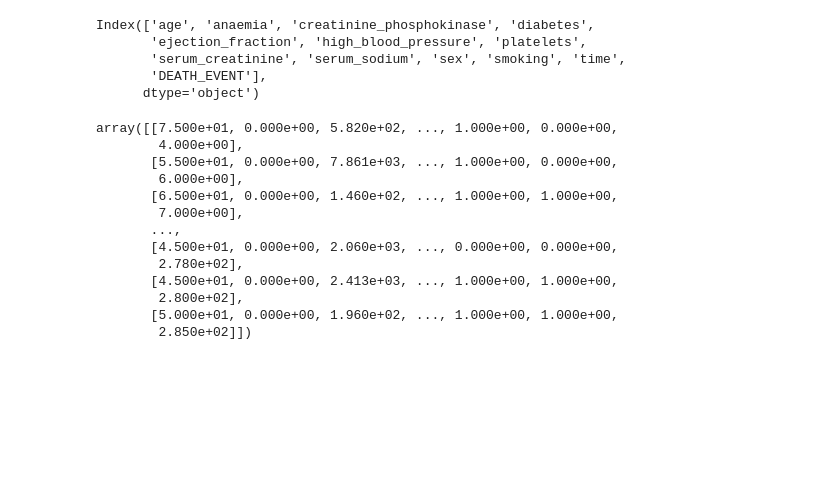
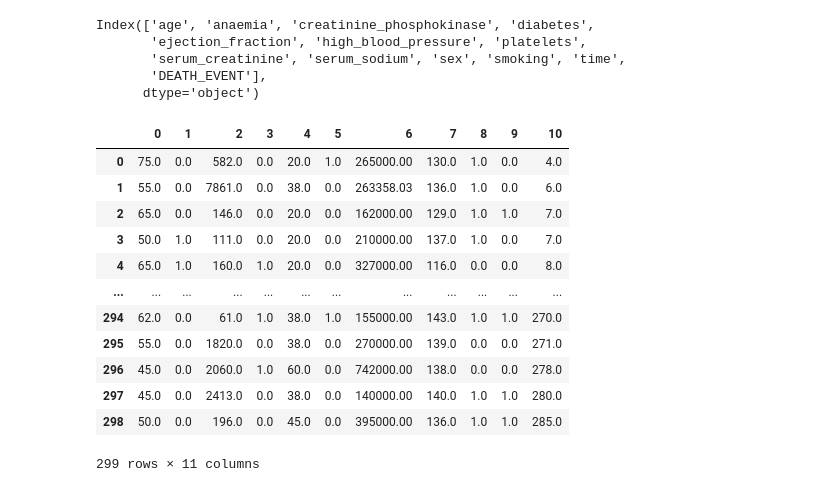
Before and after one commit to rajvee18/machine_learning_1, a Jupyter notebook: gaussian_naive_bayes.ipynb, the cells around one changed output. Drawn from its saved outputs; the diff is of its cells as text; code cells hidden in the pictures; blank space fills up the shorter version.

```diff
--- a/gaussian_naive_bayes.ipynb
+++ b/gaussian_naive_bayes.ipynb
@@ -31,24 +31,24 @@ Index(['age', 'anaemia', 'creatinine_phosphokinase', 'diabetes',
 # %%
 features=['age', 'anaemia', 'creatinine_phosphokinase', 'diabetes',
        'ejection_fraction', 'high_blood_pressure', 'platelets',
         'serum_sodium', 'sex', 'smoking', 'time']
 
 data = np.array(d[features])
-data
+pd.DataFrame(data)
 # %% [output]
+|  | 0 | 1 | 2 | 3 | 4 | 5 | 6 | 7 | 8 | 9 | 10 |
+| 0 | 75.0 | 0.0 | 582.0 | 0.0 | 20.0 | 1.0 | 265000.00 | 130.0 | 1.0 | 0.0 | 4.0 |
+| 1 | 55.0 | 0.0 | 7861.0 | 0.0 | 38.0 | 0.0 | 263358.03 | 136.0 | 1.0 | 0.0 | 6.0 |
+| 2 | 65.0 | 0.0 | 146.0 | 0.0 | 20.0 | 0.0 | 162000.00 | 129.0 | 1.0 | 1.0 | 7.0 |
+| 3 | 50.0 | 1.0 | 111.0 | 0.0 | 20.0 | 0.0 | 210000.00 | 137.0 | 1.0 | 0.0 | 7.0 |
+| 4 | 65.0 | 1.0 | 160.0 | 1.0 | 20.0 | 0.0 | 327000.00 | 116.0 | 0.0 | 0.0 | 8.0 |
+| ... | ... | ... | ... | ... | ... | ... | ... | ... | ... | ... | ... |
+| 294 | 62.0 | 0.0 | 61.0 | 1.0 | 38.0 | 1.0 | 155000.00 | 143.0 | 1.0 | 1.0 | 270.0 |
+| 295 | 55.0 | 0.0 | 1820.0 | 0.0 | 38.0 | 0.0 | 270000.00 | 139.0 | 0.0 | 0.0 | 271.0 |
+| 296 | 45.0 | 0.0 | 2060.0 | 1.0 | 60.0 | 0.0 | 742000.00 | 138.0 | 0.0 | 0.0 | 278.0 |
+| 297 | 45.0 | 0.0 | 2413.0 | 0.0 | 38.0 | 0.0 | 140000.00 | 140.0 | 1.0 | 1.0 | 280.0 |
+| 298 | 50.0 | 0.0 | 196.0 | 0.0 | 45.0 | 0.0 | 395000.00 | 136.0 | 1.0 | 1.0 | 285.0 |
-array([[7.500e+01, 0.000e+00, 5.820e+02, ..., 1.000e+00, 0.000e+00,
-        4.000e+00],
-       [5.500e+01, 0.000e+00, 7.861e+03, ..., 1.000e+00, 0.000e+00,
-        6.000e+00],
-       [6.500e+01, 0.000e+00, 1.460e+02, ..., 1.000e+00, 1.000e+00,
-        7.000e+00],
-       ...,
-       [4.500e+01, 0.000e+00, 2.060e+03, ..., 0.000e+00, 0.000e+00,
-        2.780e+02],
-       [4.500e+01, 0.000e+00, 2.413e+03, ..., 1.000e+00, 1.000e+00,
-        2.800e+02],
-       [5.000e+01, 0.000e+00, 1.960e+02, ..., 1.000e+00, 1.000e+00,
-        2.850e+02]])
+299 rows × 11 columns
 # %%
 target_1=np.array(d['DEATH_EVENT'])
 target_2=np.array(d['serum_creatinine'])
```
Also changed, not shown: parts of 6 cells of this notebook.
